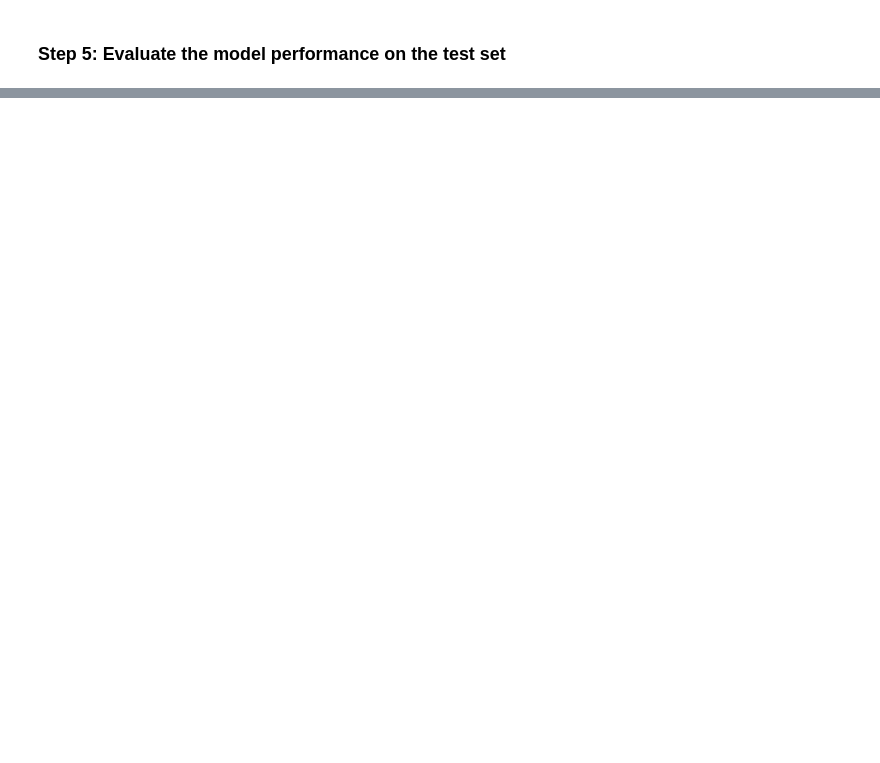
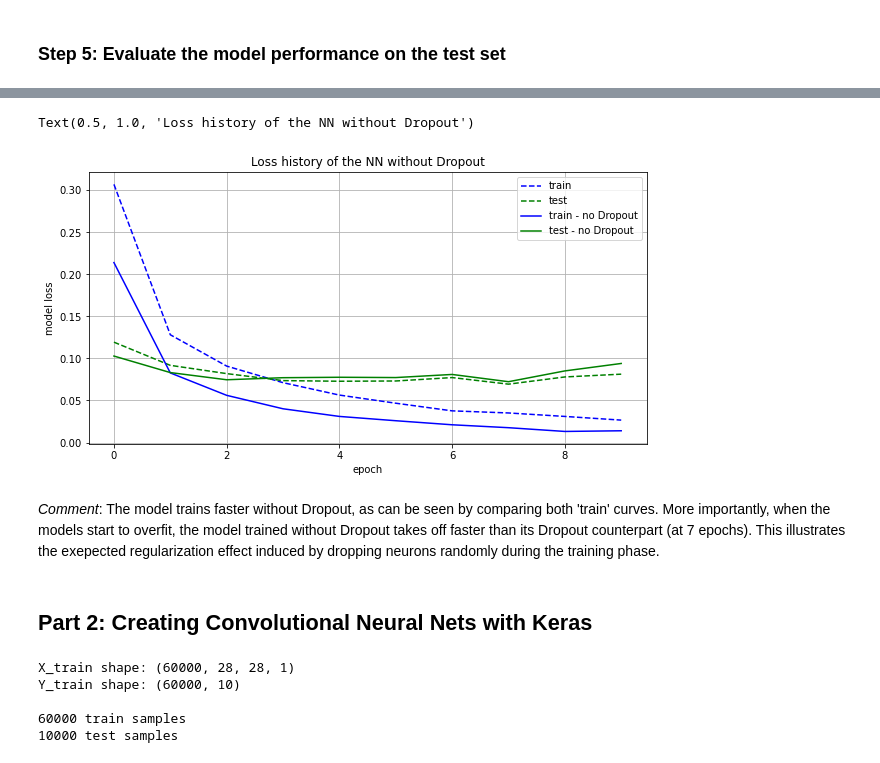
Before and after one commit to c-letouze/ML-TP4, a Jupyter notebook: TP4_NeuralNetworks.ipynb, the cells around one changed output, grey strips where cells are left out. Cells and saved outputs as stored; diff of their text form; code cells hidden in the pictures; blank space fills up the shorter version.

Commit message:
Update part 2 on Neural Nets

```diff
--- a/TP4_NeuralNetworks.ipynb
+++ b/TP4_NeuralNetworks.ipynb
@@ -185,0 +223,17 @@ Test accuracy: 0.9797999858856201
+# %%
+# create the model_nodropout
+# same as before without the dropout thing.
+model_nodropout = Sequential()
+model_nodropout.add(Dense(400,input_shape=(img_rows*img_cols,), activation='relu'))
+model_nodropout.add(Dense(100, activation='relu'))
+model_nodropout.add(Dense(num_classes, activation='softmax'))
+
+# compile the model
+model_nodropout.compile(loss=keras.losses.categorical_crossentropy,
+                        optimizer=keras.optimizers.Adam(),
+                        metrics=['accuracy'])
+
+# train DNN and store training info in history
+history_nodropout = model_nodropout.fit(X_train, Y_train, batch_size=batch_size,
+                                        epochs=epochs, verbose=1,
+                                        validation_data=(X_test, Y_test))
@@ -185,0 +274,44 @@ Test accuracy: 0.9797999858856201
+# %%
+# Plot loss during training
+plt.figure(figsize=[10, 5])
+plt.plot(history_DNN['loss'], 'b--')
+plt.plot(history_DNN['val_loss'], 'g--')
+plt.plot(history_nodropout.history['loss'], 'b-')
+plt.plot(history_nodropout.history['val_loss'], 'g-')
+plt.ylabel('model loss')
+plt.xlabel('epoch')
+plt.grid()
+plt.legend(['train', 'test', 'train - no Dropout', 'test - no Dropout'], loc='best')
+plt.title("Loss history of the NN without Dropout")
+# %% [output]
+Text(0.5, 1.0, 'Loss history of the NN without Dropout')
+[figure, added]
+# %% [markdown]
+*Comment*: The model trains faster without Dropout, as can be seen by comparing both 'train' curves. More importantly, when the models start to overfit, the model trained without Dropout takes off faster than its Dropout counterpart (at 7 epochs). This illustrates the exepected regularization effect induced by dropping neurons randomly during the training phase.
+# %% [markdown]
+## Part 2: Creating Convolutional Neural Nets with Keras
+# %%
+Y_CNN_train = Y_train
+Y_CNN_test = Y_test
+
+# reshape data, depending on Keras backend
+if keras.backend.image_data_format() == 'channels_first':
+    X_CNN_train = X_train.reshape(X_train.shape[0], 1, img_rows, img_cols)
+    X_CNN_test = X_test.reshape(X_test.shape[0], 1, img_rows, img_cols)
+    input_shape = (1, img_rows, img_cols)
+else:
+    X_CNN_train = X_train.reshape(X_train.shape[0], img_rows, img_cols, 1)
+    X_CNN_test = X_test.reshape(X_test.shape[0], img_rows, img_cols, 1)
+    input_shape = (img_rows, img_cols, 1)
+
+print('X_train shape:', X_CNN_train.shape)
+print('Y_train shape:', Y_CNN_train.shape)
+print()
+print(X_CNN_train.shape[0], 'train samples')
+print(X_CNN_test.shape[0], 'test samples')
+# %% [output]
+X_train shape: (60000, 28, 28, 1)
+Y_train shape: (60000, 10)
+
+60000 train samples
+10000 test samples
```
Also changed, not shown: parts of 52 cells of this notebook.
